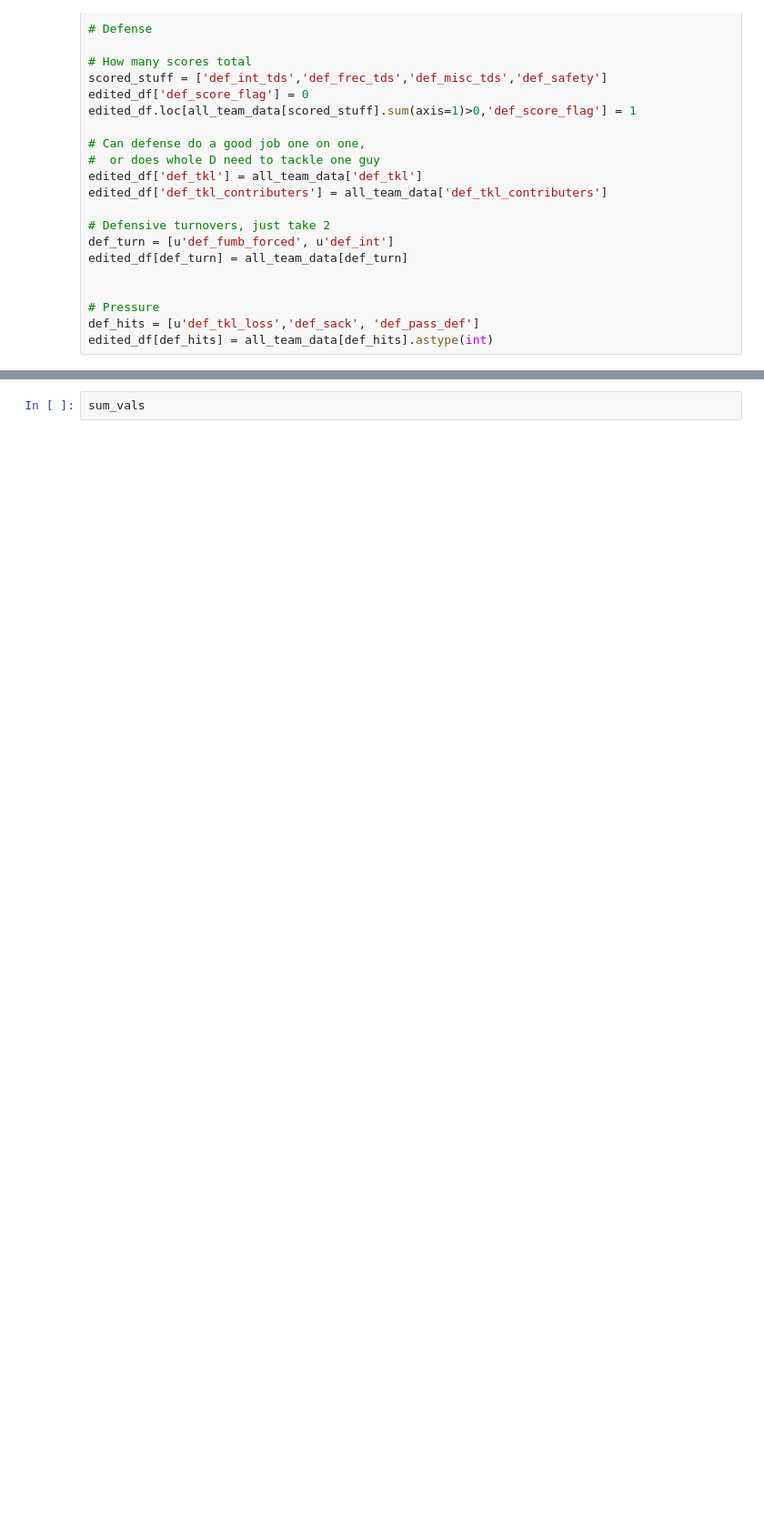
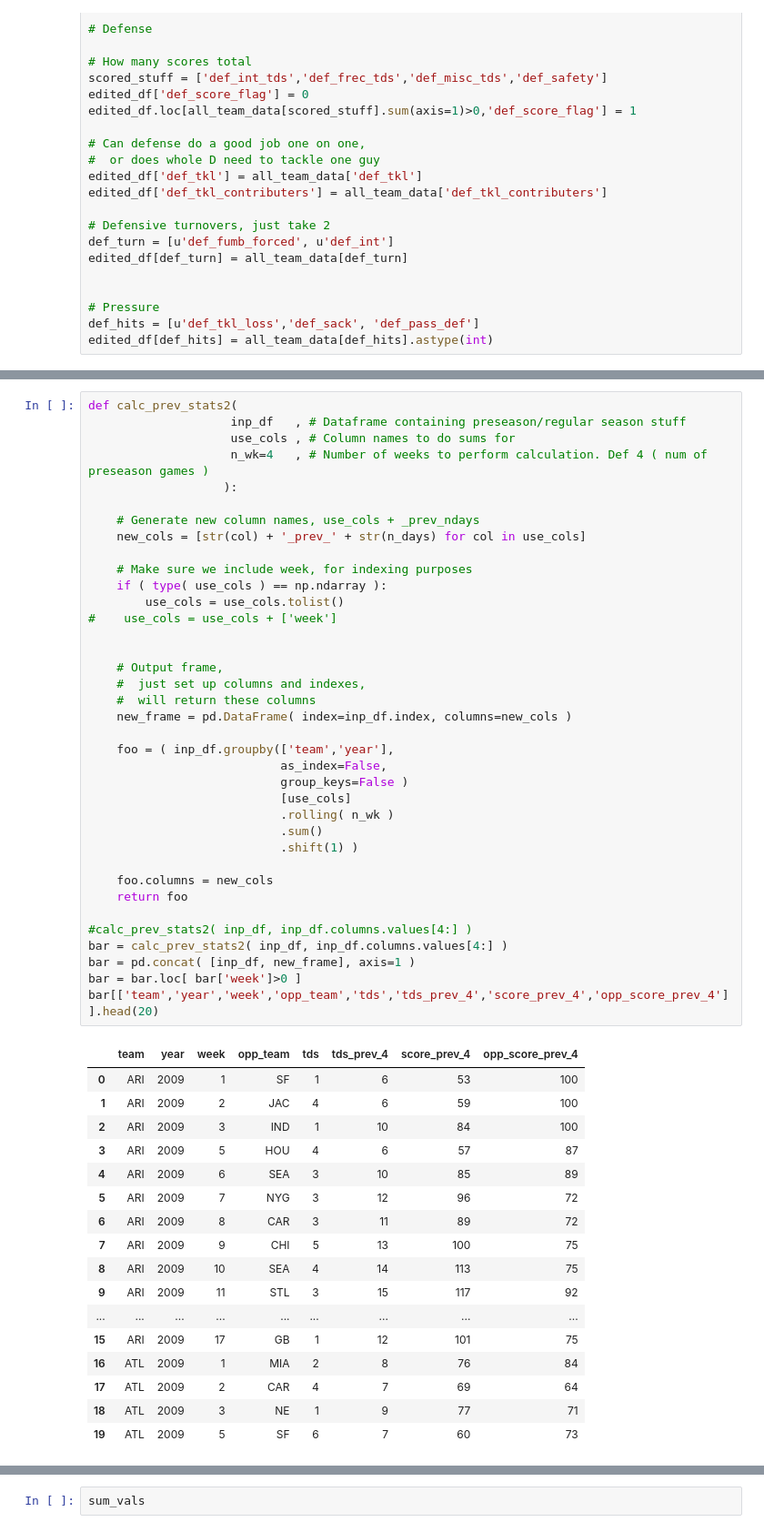
Before and after one commit to markertsean/Fantasy_Football, a Jupyter notebook: exploration/Team.ipynb, the cells around one changed output, grey strips where cells are left out. Shown at 91% size. Drawn from its saved outputs; the diff is of its cells as text; blank space fills up the shorter version.

```diff
--- a/exploration/Team.ipynb
+++ b/exploration/Team.ipynb
@@ -1081 +1092,56 @@ new_frame.loc[ind] = sum_vals
+# %%
+def calc_prev_stats2(
+                    inp_df   , # Dataframe containing preseason/regular season stuff
+                    use_cols , # Column names to do sums for
+                    n_wk=4   , # Number of weeks to perform calculation. Def 4 ( num of preseason games )
+                   ):
+
+    # Generate new column names, use_cols + _prev_ndays
+    new_cols = [str(col) + '_prev_' + str(n_days) for col in use_cols]
+
+    # Make sure we include week, for indexing purposes
+    if ( type( use_cols ) == np.ndarray ):
+        use_cols = use_cols.tolist()
+#    use_cols = use_cols + ['week']
+
+
+    # Output frame,
+    #  just set up columns and indexes,
+    #  will return these columns
+    new_frame = pd.DataFrame( index=inp_df.index, columns=new_cols )
+
+    foo = ( inp_df.groupby(['team','year'],
+                           as_index=False,
+                           group_keys=False )
+                           [use_cols]
+                           .rolling( n_wk )
+                           .sum()
+                           .shift(1) )
+
+    foo.columns = new_cols
+    return foo
+
+#calc_prev_stats2( inp_df, inp_df.columns.values[4:] )
+bar = calc_prev_stats2( inp_df, inp_df.columns.values[4:] )
+bar = pd.concat( [inp_df, new_frame], axis=1 )
+bar = bar.loc[ bar['week']>0 ]
+bar[['team','year','week','opp_team','tds','tds_prev_4','score_prev_4','opp_score_prev_4']].head(20)
+# %% [output]
+|  | team | year | week | opp_team | tds | tds_prev_4 | score_prev_4 | opp_score_prev_4 |
+| 0 | ARI | 2009 | 1 | SF | 1 | 6 | 53 | 100 |
+| 1 | ARI | 2009 | 2 | JAC | 4 | 6 | 59 | 100 |
+| 2 | ARI | 2009 | 3 | IND | 1 | 10 | 84 | 100 |
+| 3 | ARI | 2009 | 5 | HOU | 4 | 6 | 57 | 87 |
+| 4 | ARI | 2009 | 6 | SEA | 3 | 10 | 85 | 89 |
+| 5 | ARI | 2009 | 7 | NYG | 3 | 12 | 96 | 72 |
+| 6 | ARI | 2009 | 8 | CAR | 3 | 11 | 89 | 72 |
+| 7 | ARI | 2009 | 9 | CHI | 5 | 13 | 100 | 75 |
+| 8 | ARI | 2009 | 10 | SEA | 4 | 14 | 113 | 75 |
+| 9 | ARI | 2009 | 11 | STL | 3 | 15 | 117 | 92 |
+| ... | ... | ... | ... | ... | ... | ... | ... | ... |
+| 15 | ARI | 2009 | 17 | GB | 1 | 12 | 101 | 75 |
+| 16 | ATL | 2009 | 1 | MIA | 2 | 8 | 76 | 84 |
+| 17 | ATL | 2009 | 2 | CAR | 4 | 7 | 69 | 64 |
+| 18 | ATL | 2009 | 3 | NE | 1 | 9 | 77 | 71 |
+| 19 | ATL | 2009 | 5 | SF | 6 | 7 | 60 | 73 |
 # %%
```
Also changed, not shown: parts of 3 cells of this notebook.
